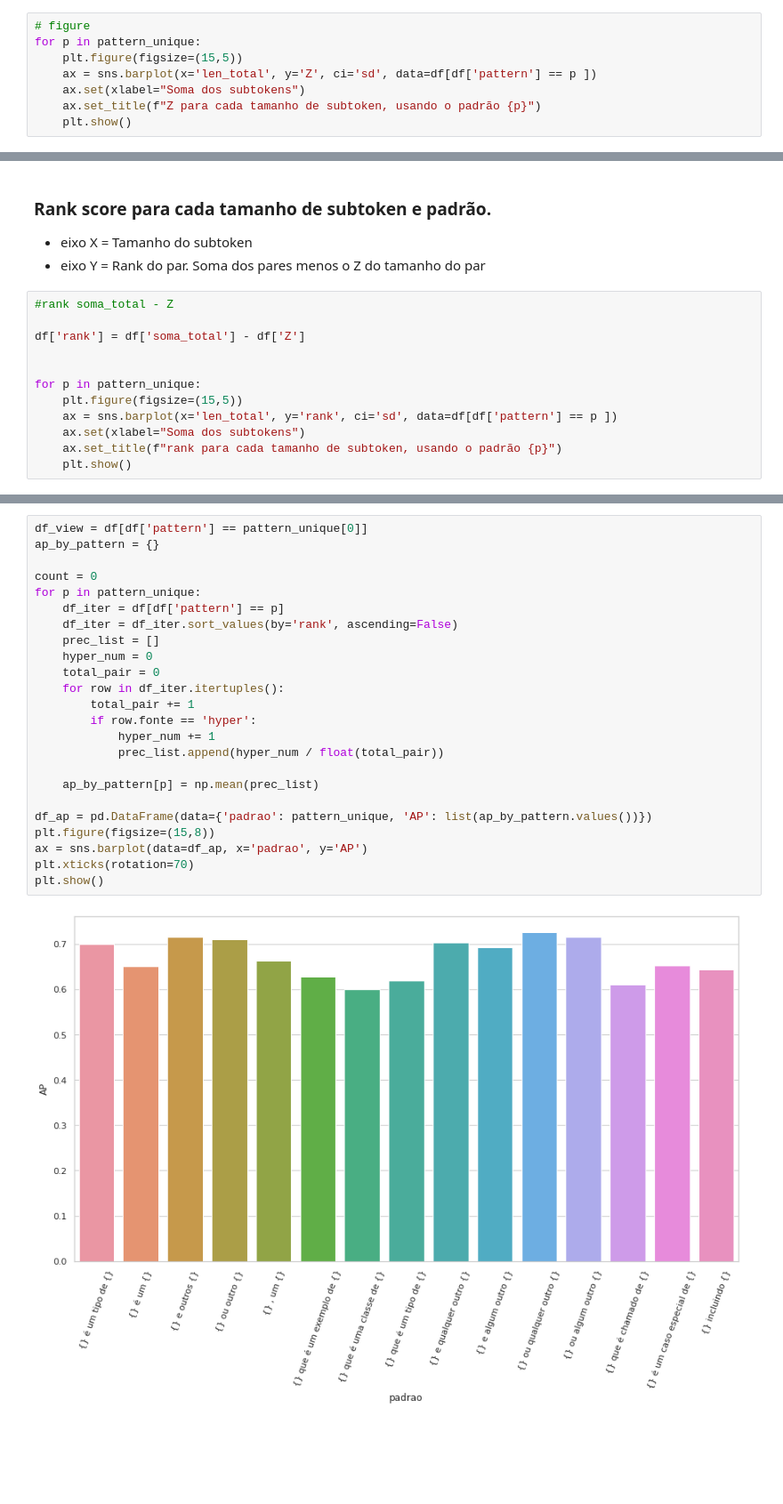
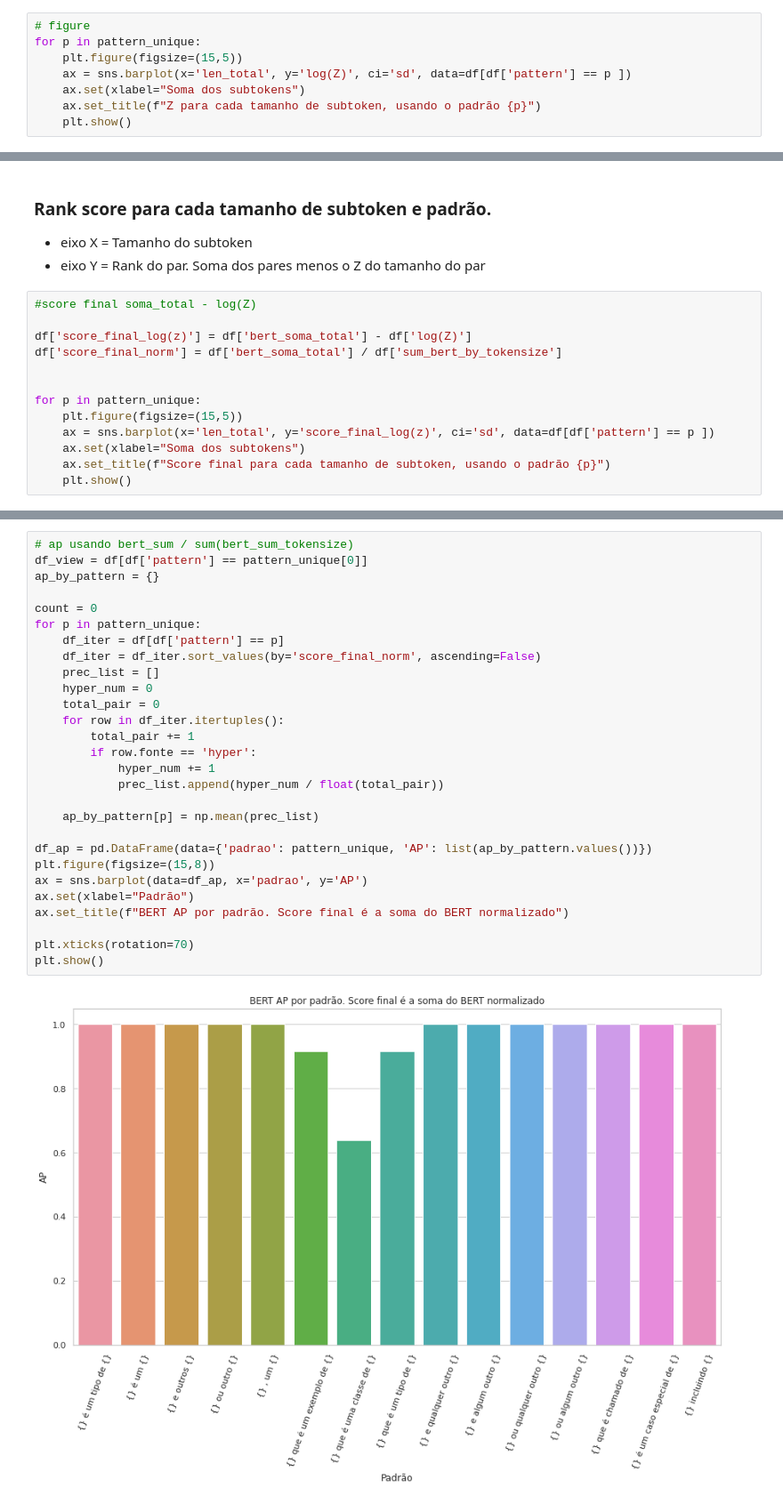
Before and after one commit to eraldoluis/hyper_bert, a Jupyter notebook: nb/pair_score_n-subtoken_z-score-logsumexp.ipynb, the cells around one changed output, grey strips where cells are left out. Shown at 89% size. Cells and saved outputs as stored; diff of their text form; blank space fills up the shorter version.

```diff
--- a/nb/pair_score_n-subtoken_z-score-logsumexp.ipynb
+++ b/nb/pair_score_n-subtoken_z-score-logsumexp.ipynb
@@ -106,7 +116,7 @@ plt.show()
 # figure
 for p in pattern_unique:
     plt.figure(figsize=(15,5))
-    ax = sns.barplot(x='len_total', y='Z', ci='sd', data=df[df['pattern'] == p ])
+    ax = sns.barplot(x='len_total', y='log(Z)', ci='sd', data=df[df['pattern'] == p ])
     ax.set(xlabel="Soma dos subtokens")
     ax.set_title(f"Z para cada tamanho de subtoken, usando o padrão {p}")
     plt.show()
@@ -129,15 +139,16 @@ for p in pattern_unique:
 - eixo X = Tamanho do subtoken
 - eixo Y = Rank do par. Soma dos pares menos o Z do tamanho do par
 # %%
-#rank soma_total - Z
+#score final soma_total - log(Z)
 
-df['rank'] = df['soma_total'] - df['Z']
+df['score_final_log(z)'] = df['bert_soma_total'] - df['log(Z)']
+df['score_final_norm'] = df['bert_soma_total'] / df['sum_bert_by_tokensize']
 
 
 for p in pattern_unique:
     plt.figure(figsize=(15,5))
-    ax = sns.barplot(x='len_total', y='rank', ci='sd', data=df[df['pattern'] == p ])
+    ax = sns.barplot(x='len_total', y='score_final_log(z)', ci='sd', data=df[df['pattern'] == p ])
     ax.set(xlabel="Soma dos subtokens")
-    ax.set_title(f"rank para cada tamanho de subtoken, usando o padrão {p}")
+    ax.set_title(f"Score final para cada tamanho de subtoken, usando o padrão {p}")
     plt.show()
 # %% [output]
@@ -159,26 +221,30 @@ for p in pattern_unique:
 # %%
+# ap usando bert_sum / sum(bert_sum_tokensize)
 df_view = df[df['pattern'] == pattern_unique[0]]
 ap_by_pattern = {}
 
 count = 0
 for p in pattern_unique:
     df_iter = df[df['pattern'] == p]
-    df_iter = df_iter.sort_values(by='rank', ascending=False)
+    df_iter = df_iter.sort_values(by='score_final_norm', ascending=False)
     prec_list = []
     hyper_num = 0
     total_pair = 0
     for row in df_iter.itertuples():
         total_pair += 1
         if row.fonte == 'hyper':
             hyper_num += 1
             prec_list.append(hyper_num / float(total_pair))
 
     ap_by_pattern[p] = np.mean(prec_list)
 
 df_ap = pd.DataFrame(data={'padrao': pattern_unique, 'AP': list(ap_by_pattern.values())})
 plt.figure(figsize=(15,8))
 ax = sns.barplot(data=df_ap, x='padrao', y='AP')
+ax.set(xlabel="Padrão")
+ax.set_title(f"BERT AP por padrão. Score final é a soma do BERT normalizado")
+
 plt.xticks(rotation=70)
 plt.show()
 # %% [output]
-[figure, old version]
+[figure, new version]
```
Also changed, not shown: parts of 9 cells of this notebook.
